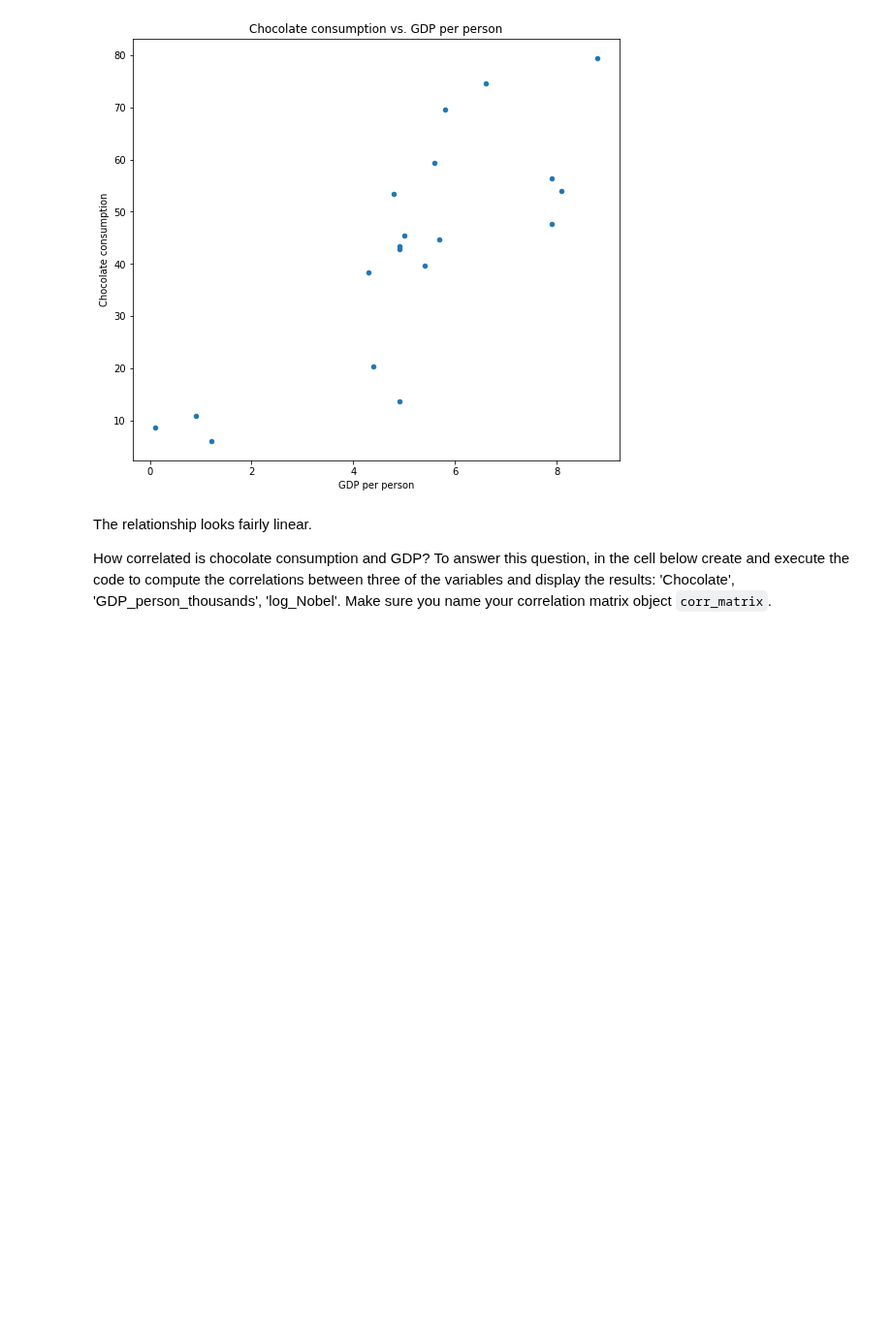
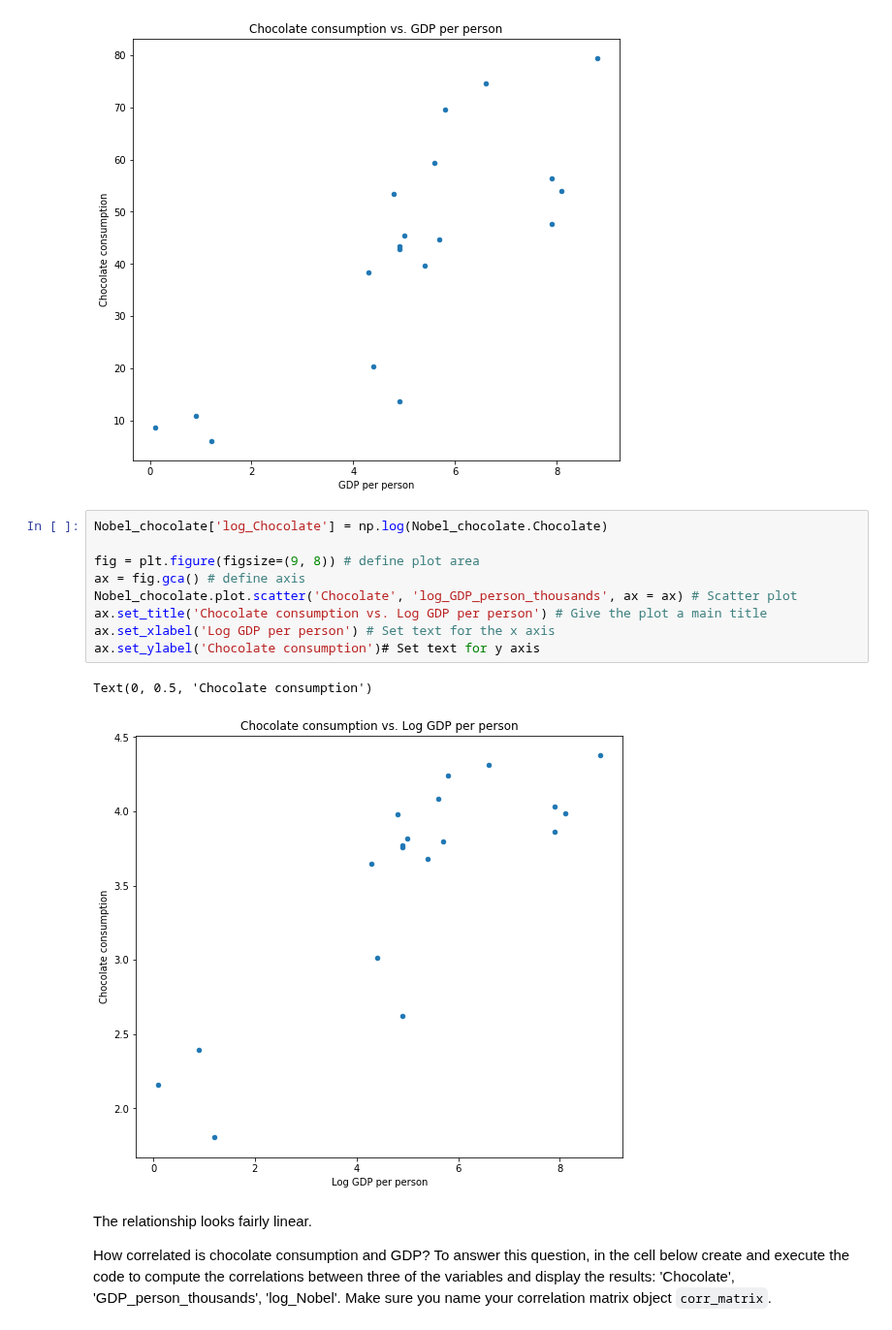
Before and after one commit to StephenElston/DataScience410, a Jupyter notebook: Lecture2/correlation.ipynb, the cells around one changed output. Shown at 97% size. Drawn from its saved outputs; the diff is of its cells as text; blank space fills up the shorter version.

```diff
--- a/Lecture2/correlation.ipynb
+++ b/Lecture2/correlation.ipynb
@@ -182,6 +194,18 @@ ax.set_ylabel('Chocolate consumption')# Set text for y axis
 # %% [output]
 Text(0, 0.5, 'Chocolate consumption')
 [figure]
+# %%
+Nobel_chocolate['log_Chocolate'] = np.log(Nobel_chocolate.Chocolate)
+
+fig = plt.figure(figsize=(9, 8)) # define plot area
+ax = fig.gca() # define axis
+Nobel_chocolate.plot.scatter('Chocolate', 'log_GDP_person_thousands', ax = ax) # Scatter plot
+ax.set_title('Chocolate consumption vs. Log GDP per person') # Give the plot a main title
+ax.set_xlabel('Log GDP per person') # Set text for the x axis
+ax.set_ylabel('Chocolate consumption')# Set text for y axis
+# %% [output]
+Text(0, 0.5, 'Chocolate consumption')
+[figure, added]
 # %% [markdown]
 The relationship looks fairly linear.
 
```
Also changed, not shown: parts of 17 cells of this notebook, 4 other files.
